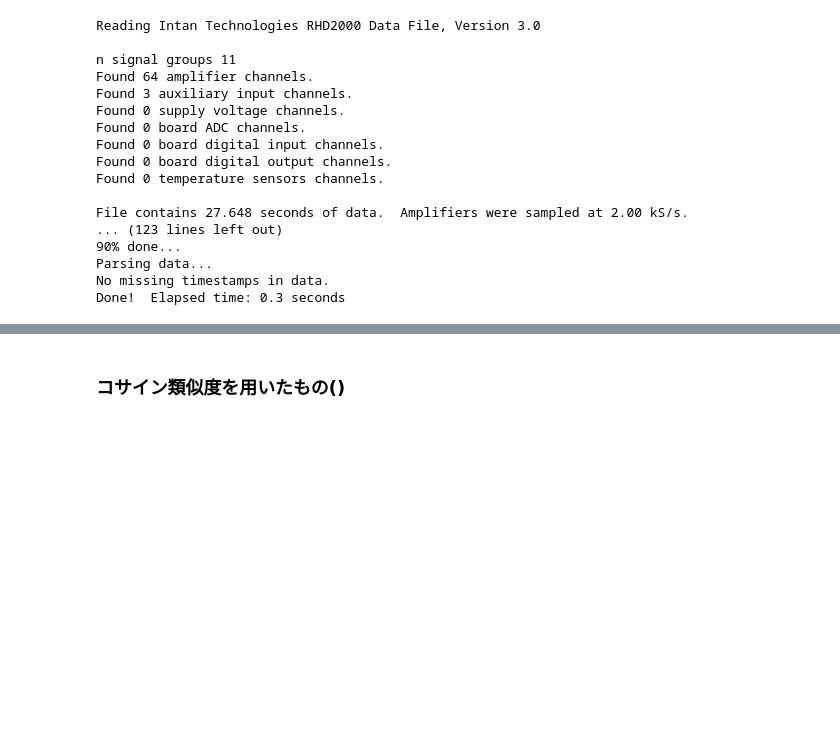
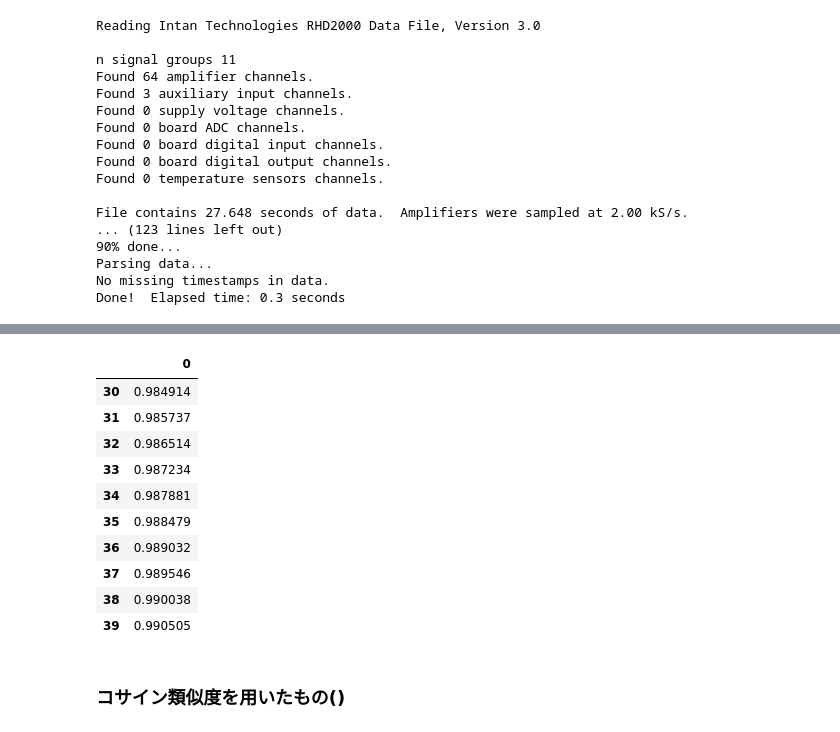
Before and after one commit to mechAneko12/EMG_decomposition_rhd, a Jupyter notebook: offline_analysis/analysis_n_MU.ipynb, the cells around one changed output, grey strips where cells are left out. Drawn from its saved outputs; the diff is of its cells as text; code cells hidden in the pictures; blank space fills up the shorter version.

```diff
--- a/offline_analysis/analysis_n_MU.ipynb
+++ b/offline_analysis/analysis_n_MU.ipynb
@@ -254,3 +300,17 @@ plt.grid()
+# %%
+pd.DataFrame( np.cumsum(_all_pca_eigenvalues_ratio[:40]))[30:]
+# %% [output]
+|  | 0 |
+| 30 | 0.984914 |
+| 31 | 0.985737 |
+| 32 | 0.986514 |
+| 33 | 0.987234 |
+| 34 | 0.987881 |
+| 35 | 0.988479 |
+| 36 | 0.989032 |
+| 37 | 0.989546 |
+| 38 | 0.990038 |
+| 39 | 0.990505 |
 # %% [markdown]
 ### コサイン類似度を用いたもの()
 # %%
```
Also changed, not shown: parts of 4 cells of this notebook, 5 other files.
